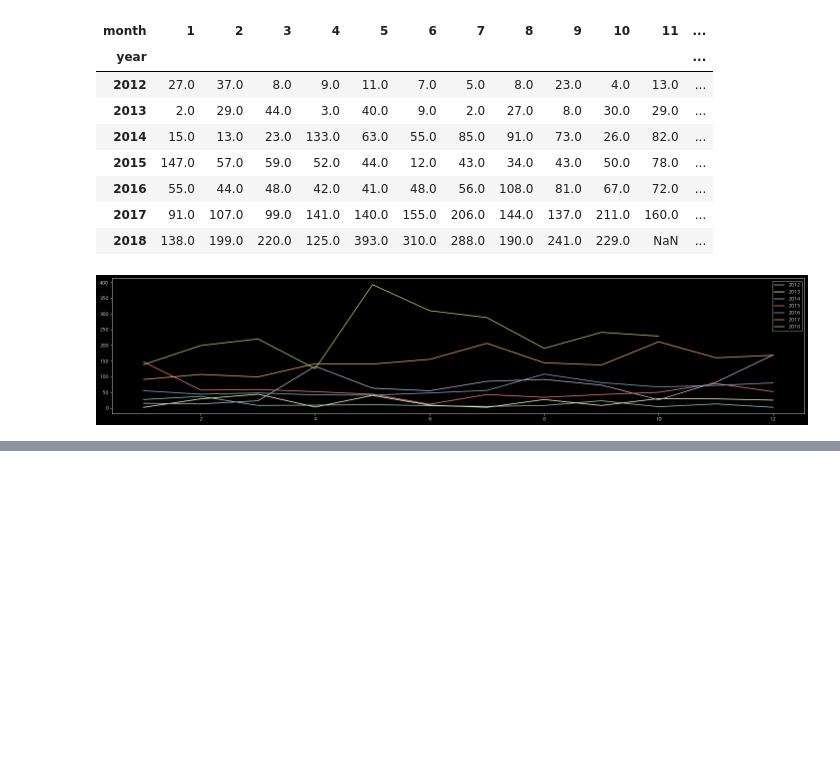
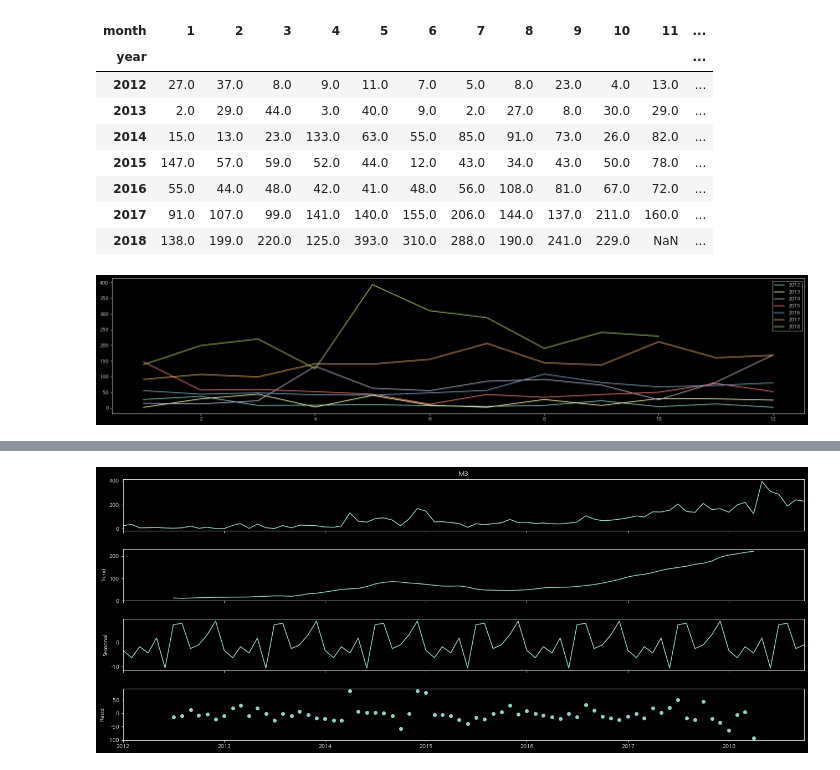
Before and after one commit to seonydg/ml-regression-order-quantity-forecast, a Jupyter notebook: regression-order-quantity-forecast.ipynb, the cells around one changed output, grey strips where cells are left out. Saved outputs shown, nothing was run; the diff lists cells and outputs as text; code cells hidden in the pictures; blank space fills up the shorter version.

```diff
--- a/regression-order-quantity-forecast.ipynb
+++ b/regression-order-quantity-forecast.ipynb
@@ -129,0 +134,4 @@ plt.gcf().set_size_inches(25, 5)
+# %%
+df['Date'] = pd.to_datetime(df['Date'])
+# %%
+df=df.set_index('Date')
@@ -129,0 +168,8 @@ plt.gcf().set_size_inches(25, 5)
+# %%
+# 덧셈 분해 (additive decomposition)
+res = seasonal_decompose(df['M3'],model='addictive')
+res.plot()
+plt.gcf().set_size_inches(20, 8)
+plt.show()
+# %% [output]
+[figure, added]
```
Also changed, not shown: parts of 11 cells of this notebook.
